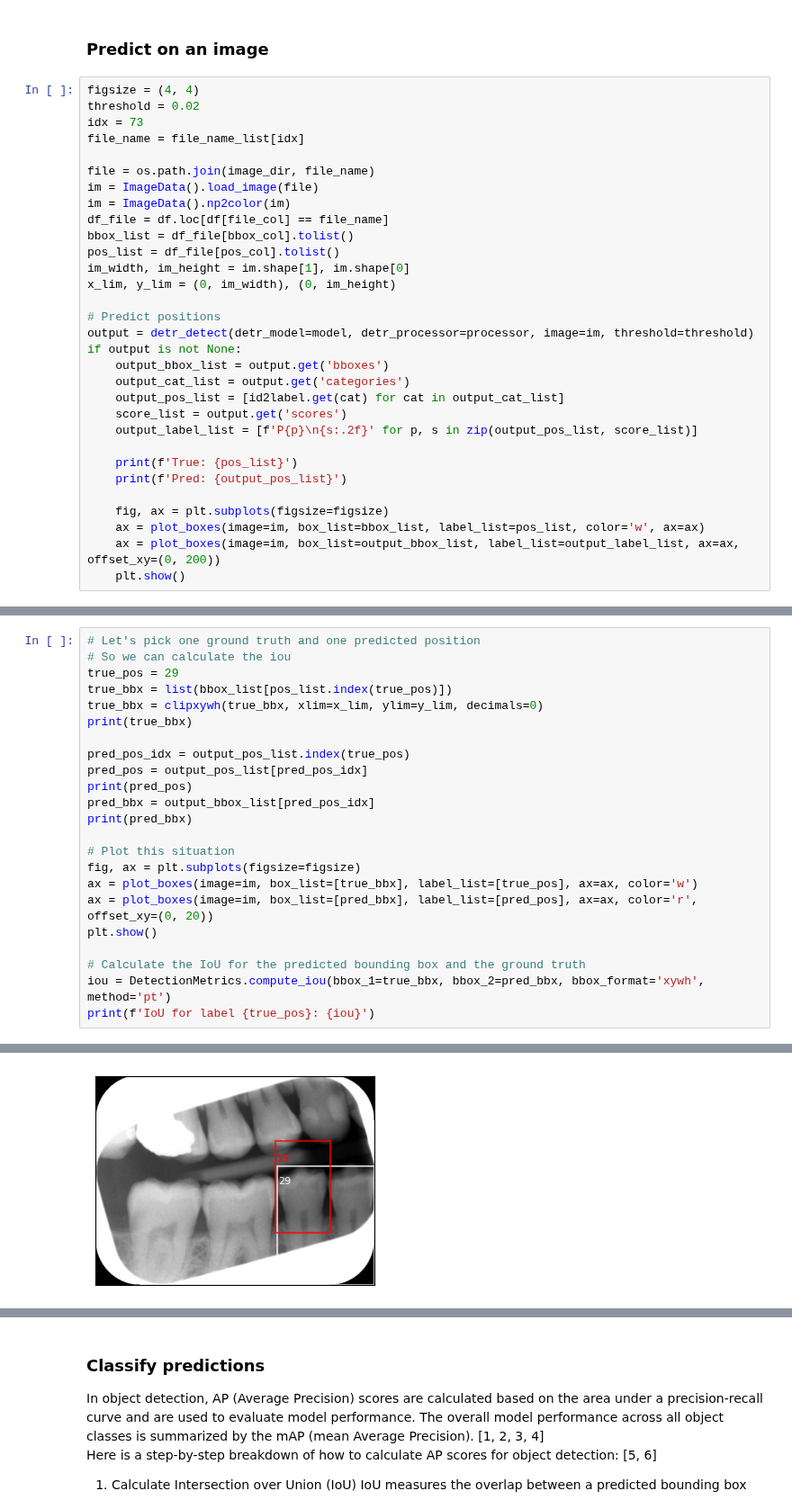
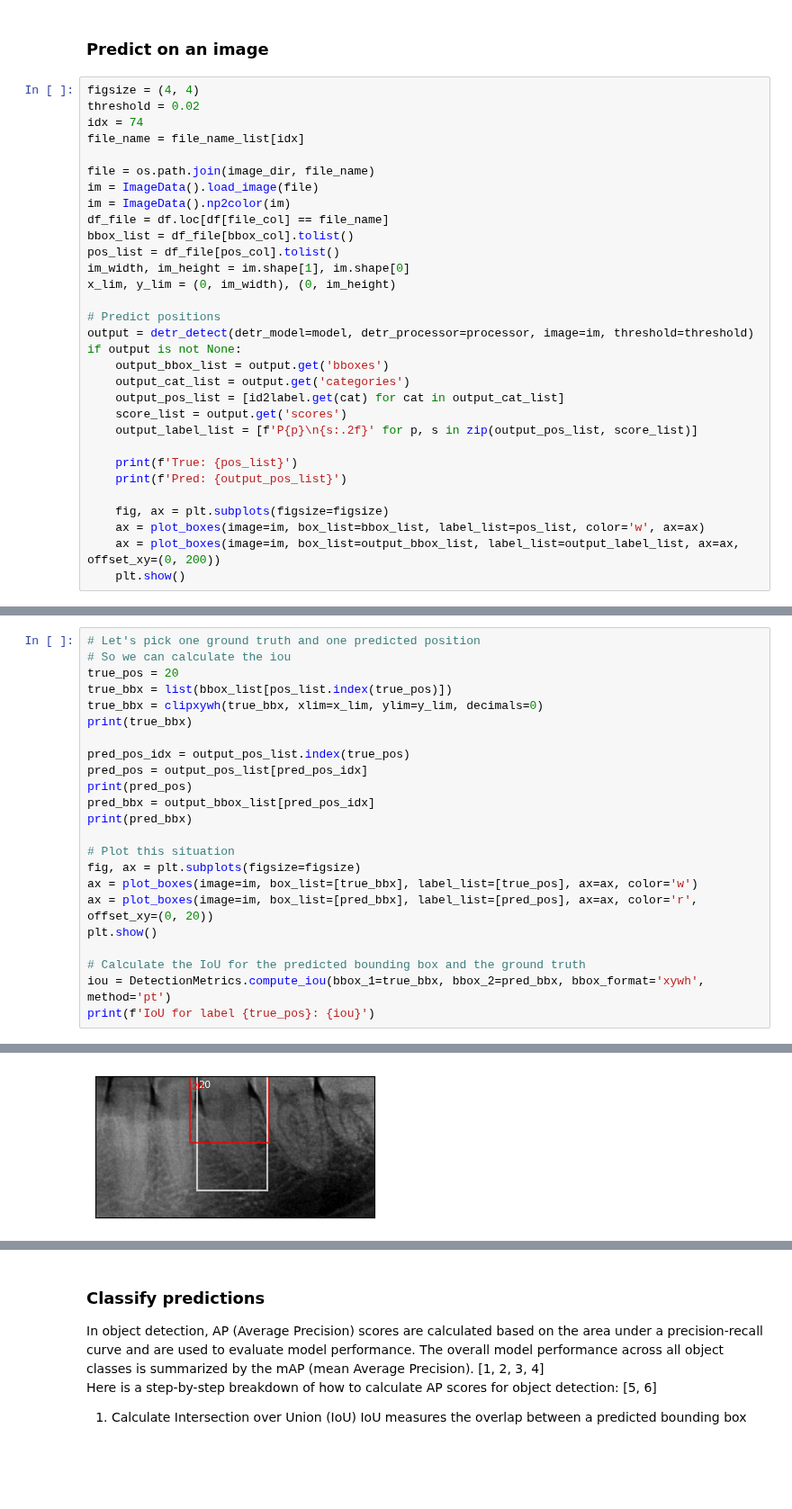
Before and after one commit to awerdich/computervision, a Jupyter notebook: notebooks/detection/10_performance_classes.ipynb, the cells around one changed output, grey strips where cells are left out. Shown at 90% size. Saved outputs shown, nothing was run; the diff lists cells and outputs as text; blank space fills up the shorter version.

```diff
--- a/notebooks/detection/10_performance_classes.ipynb
+++ b/notebooks/detection/10_performance_classes.ipynb
@@ -205,7 +223,7 @@ dict_keys(['model_info', 'id2label', 'training_args', 'processor_params', 'bbox_
 # %%
 figsize = (4, 4)
 threshold = 0.02
-idx = 73
+idx = 74
 file_name = file_name_list[idx]
 
 file = os.path.join(image_dir, file_name)
@@ -240,7 +258,7 @@ Pred: [29, 30, 3]
 # %%
 # Let's pick one ground truth and one predicted position
 # So we can calculate the iou
-true_pos = 29
+true_pos = 20
 true_bbx = list(bbox_list[pos_list.index(true_pos)])
 true_bbx = clipxywh(true_bbx, xlim=x_lim, ylim=y_lim, decimals=0)
 print(true_bbx)
@@ -267 +285 @@ print(f'IoU for label {true_pos}: {iou}')
-[figure, old version]
+[figure, new version]
```
Also changed, not shown: parts of 4 cells of this notebook.
